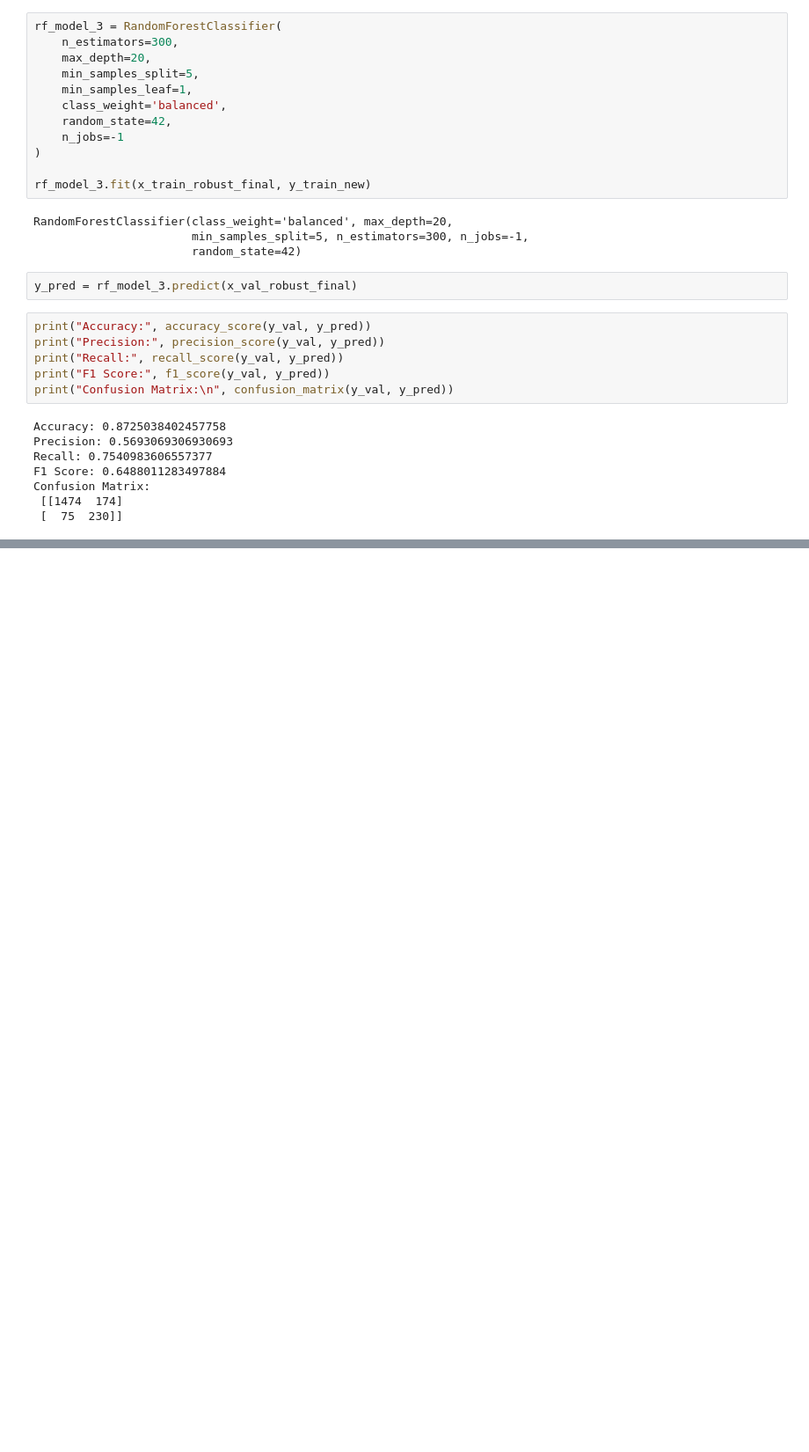
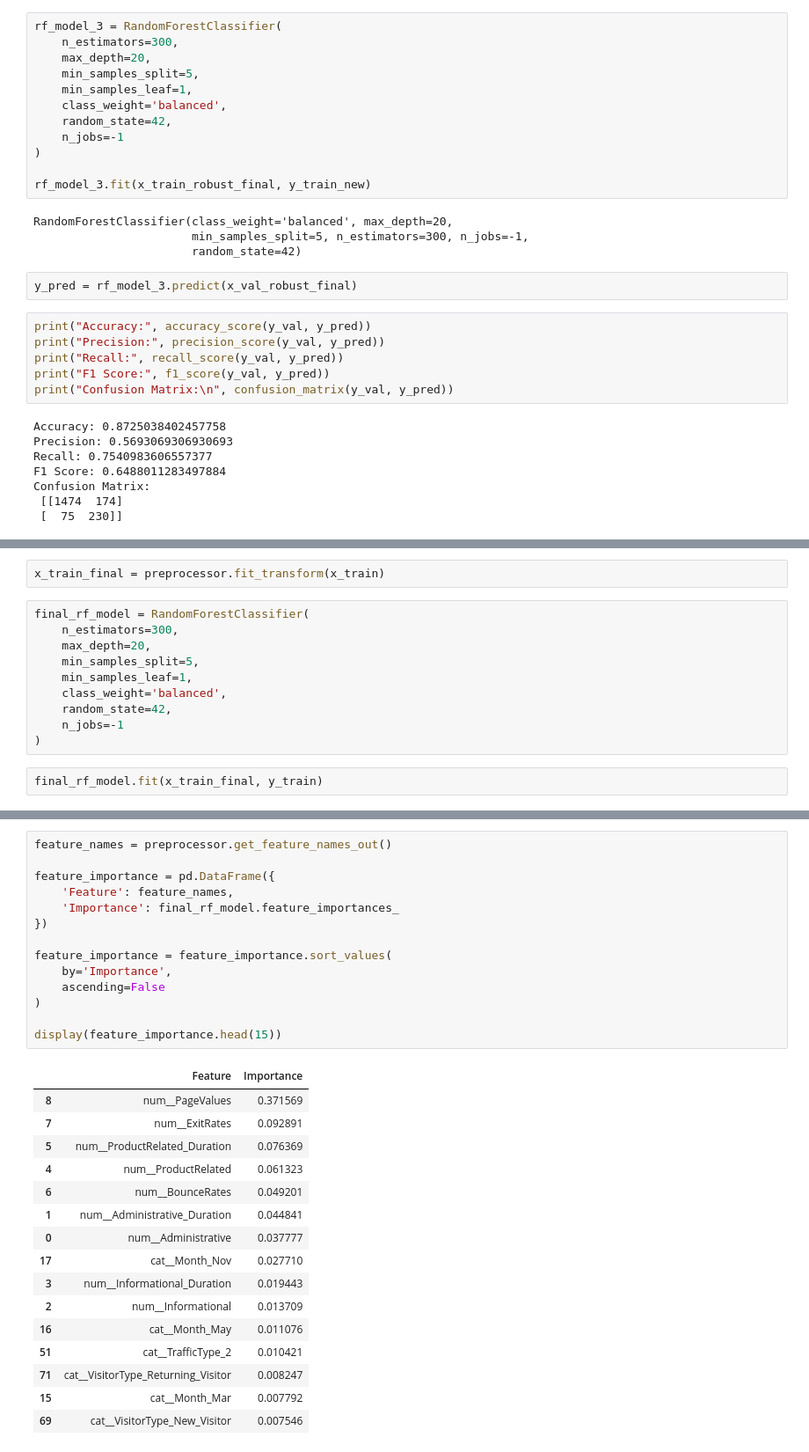
Before and after one commit to dhyankrshna-r4ce/online_shopping_purchase_prediction, a Jupyter notebook: online_shopping_purchase_intention.ipynb, the cells around one changed output, grey strips where cells are left out. Shown at 88% size. Drawn from its saved outputs; the diff is of its cells as text; blank space fills up the shorter version.

Commit message:
Completed final Random Forest training and test evaluation

```diff
--- a/online_shopping_purchase_intention.ipynb
+++ b/online_shopping_purchase_intention.ipynb
@@ -894,0 +858,14 @@ Confusion Matrix:
+# %%
+x_train_final = preprocessor.fit_transform(x_train)
+# %%
+final_rf_model = RandomForestClassifier(
+    n_estimators=300,
+    max_depth=20,
+    min_samples_split=5,
+    min_samples_leaf=1,
+    class_weight='balanced',
+    random_state=42,
+    n_jobs=-1
+)
+# %%
+final_rf_model.fit(x_train_final, y_train)
@@ -894,0 +902,31 @@ Confusion Matrix:
+# %%
+feature_names = preprocessor.get_feature_names_out()
+
+feature_importance = pd.DataFrame({
+    'Feature': feature_names,
+    'Importance': final_rf_model.feature_importances_
+})
+
+feature_importance = feature_importance.sort_values(
+    by='Importance',
+    ascending=False
+)
+
+display(feature_importance.head(15))
+# %% [output]
+|  | Feature | Importance |
+| 8 | num__PageValues | 0.371569 |
+| 7 | num__ExitRates | 0.092891 |
+| 5 | num__ProductRelated_Duration | 0.076369 |
+| 4 | num__ProductRelated | 0.061323 |
+| 6 | num__BounceRates | 0.049201 |
+| 1 | num__Administrative_Duration | 0.044841 |
+| 0 | num__Administrative | 0.037777 |
+| 17 | cat__Month_Nov | 0.027710 |
+| 3 | num__Informational_Duration | 0.019443 |
+| 2 | num__Informational | 0.013709 |
+| 16 | cat__Month_May | 0.011076 |
+| 51 | cat__TrafficType_2 | 0.010421 |
+| 71 | cat__VisitorType_Returning_Visitor | 0.008247 |
+| 15 | cat__Month_Mar | 0.007792 |
+| 69 | cat__VisitorType_New_Visitor | 0.007546 |
```
Also changed, not shown: parts of 12 cells of this notebook.
